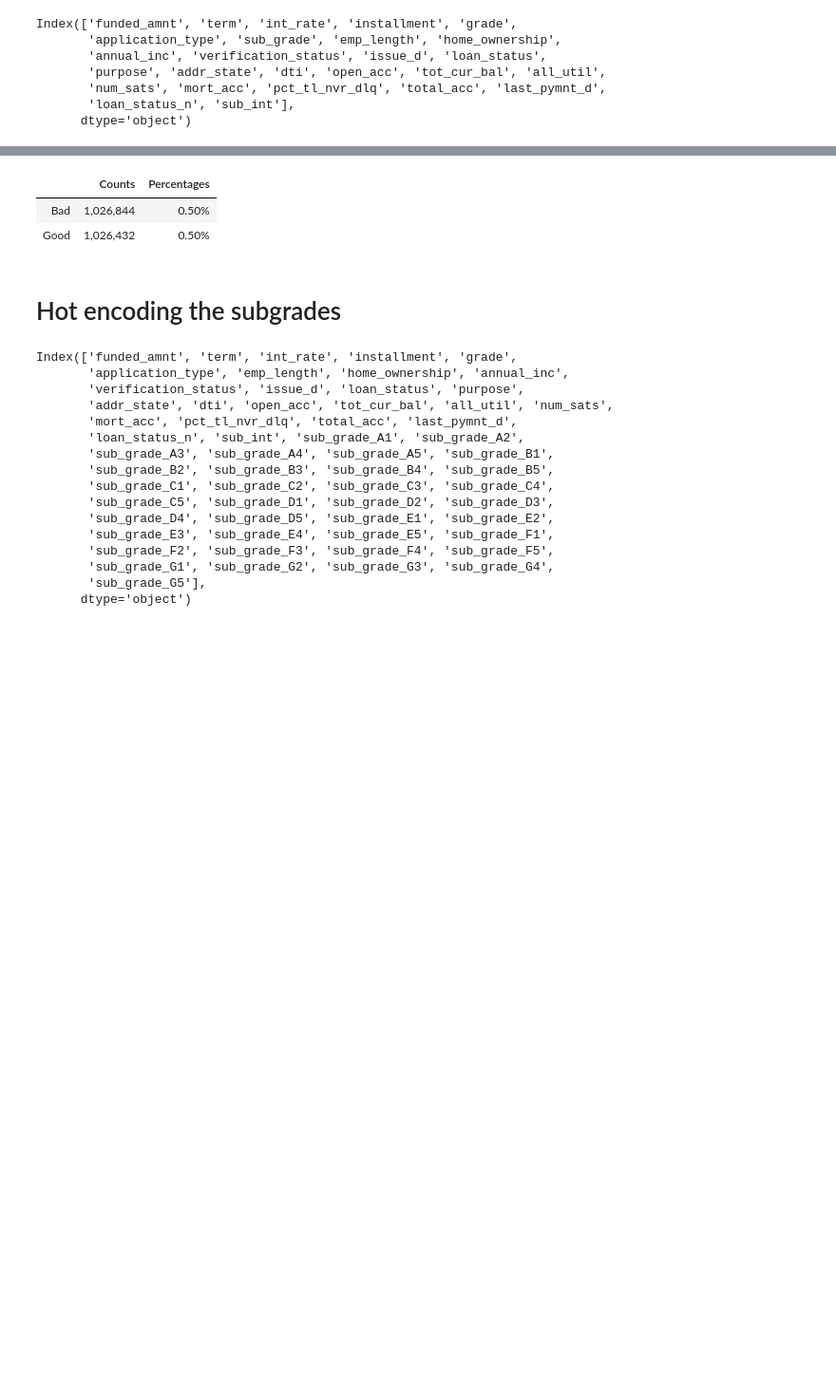
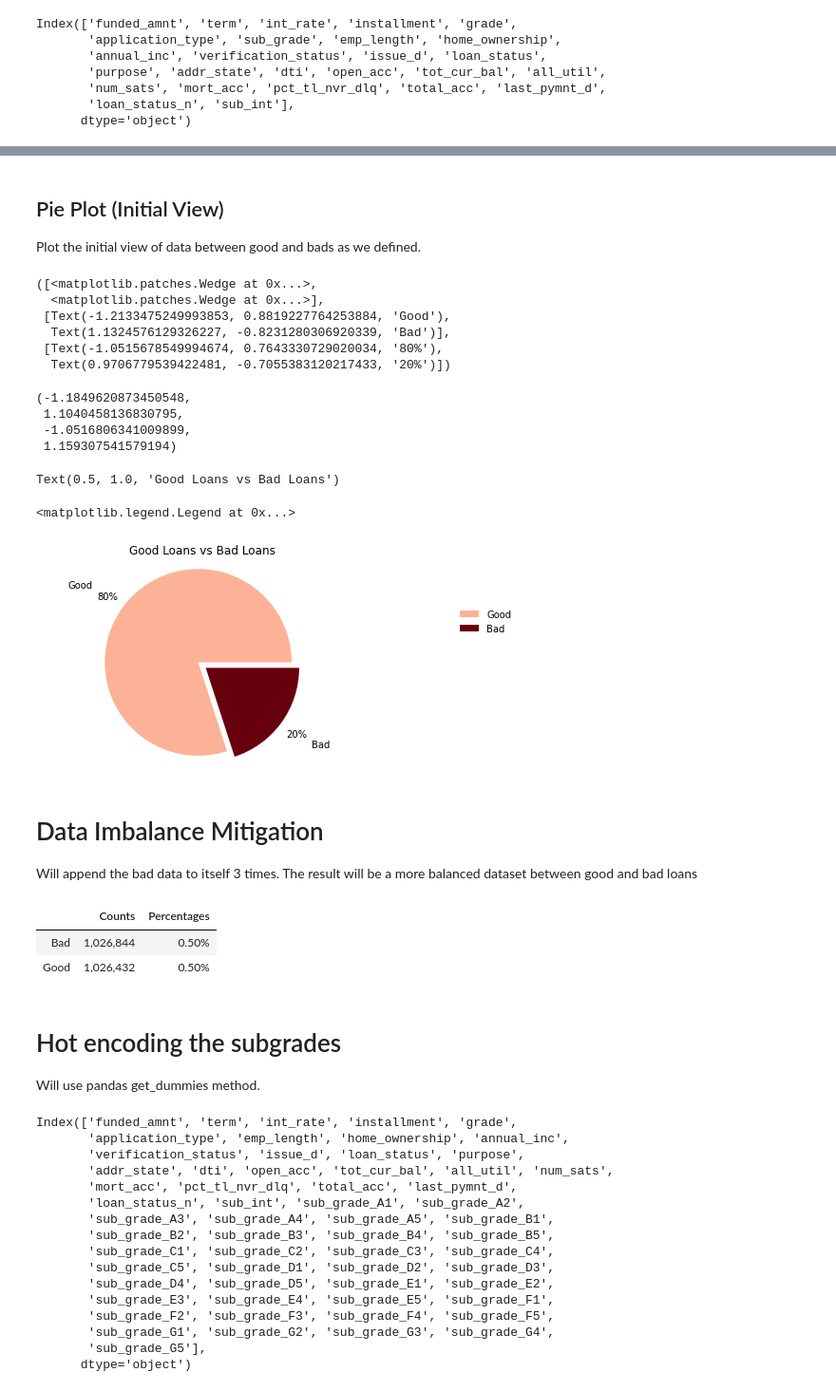
Before and after one commit to ppages01/FP_machinelearning, a Jupyter notebook: ml_ver2.ipynb, the cells around one changed output, grey strips where cells are left out. Shown at 95% size. Saved outputs shown, nothing was run; the diff lists cells and outputs as text; code cells hidden in the pictures; blank space fills up the shorter version.

```diff
--- a/ml_ver2.ipynb
+++ b/ml_ver2.ipynb
@@ -180,3 +220,40 @@ initial_loan_status_df
+# %% [markdown]
+## Pie Plot (Initial View)
+
+Plot the initial view of data between good and bads as we defined.
+# %%
+color_palette_list = ['#FCB296', '#67000D', '#ADD8E6', '#63D1F4', '#0EBFE9',
+                      '#C1F0F6', '#0099CC']
+
+fig, ax = plt.subplots()
+
+labels = initial_loan_status_df.index
+values = initial_loan_status_df.Counts
+explode = (0.1, 0)
+
+ax.pie(values, explode=explode, labels=labels,
+       colors=color_palette_list[0:2], autopct='%1.0f%%', startangle=0, pctdistance=1.2, labeldistance=1.4)
+ax.axis('equal')
+
+ax.set_title("Good Loans vs Bad Loans")
+ax.legend(frameon=False, bbox_to_anchor=(1.5,0.8))
+# %% [output]
+([<matplotlib.patches.Wedge at 0x...>,
+  <matplotlib.patches.Wedge at 0x...>],
+ [Text(-1.2133475249993853, 0.8819227764253884, 'Good'),
+  Text(1.1324576129326227, -0.8231280306920339, 'Bad')],
+ [Text(-1.0515678549994674, 0.7643330729020034, '80%'),
+  Text(0.9706779539422481, -0.7055383120217433, '20%')])
+(-1.1849620873450548,
+ 1.1040458136830795,
+ -1.0516806341009899,
+ 1.159307541579194)
+Text(0.5, 1.0, 'Good Loans vs Bad Loans')
+<matplotlib.legend.Legend at 0x...>
+[figure, added]
+# %% [markdown]
+# Data Imbalance Mitigation
+Will append the bad data to itself 3 times. The result will be a more balanced dataset between good and bad loans
 # %%
 good_sample = data[(data.loan_status == "Good")]
 bad_sample = data[(data.loan_status == "Bad")]
@@ -198,6 +275,7 @@ adjusted_loan_status_df
 | Good | 1,026,432 | 0.50% |
 # %% [markdown]
 # Hot encoding the subgrades
+Will use pandas get_dummies method.
 # %%
 cat_var = ['sub_grade']
 data = pd.get_dummies(data, columns=cat_var)
```
Also changed, not shown: parts of 33 cells of this notebook.
